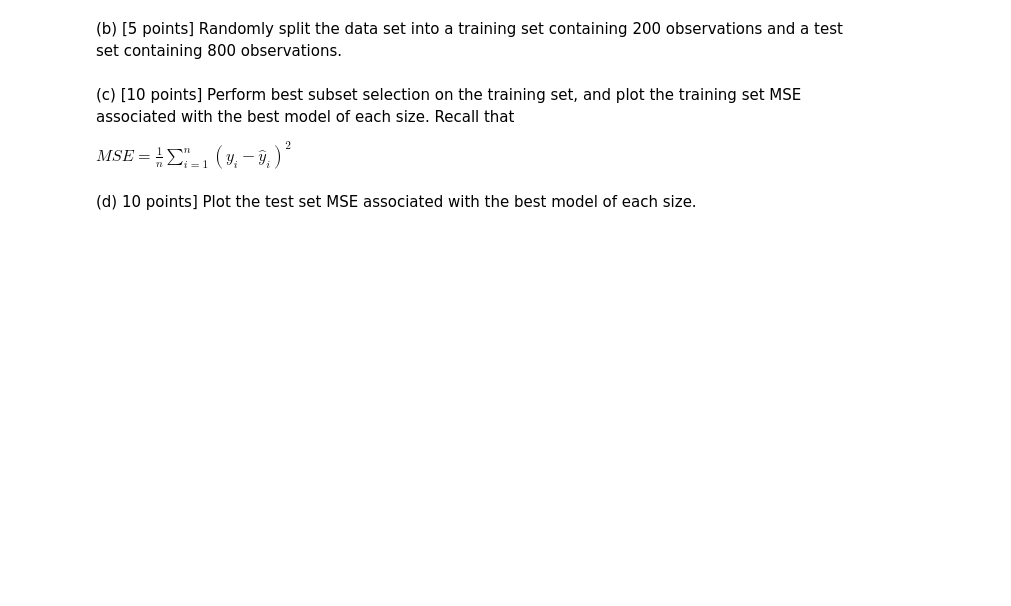
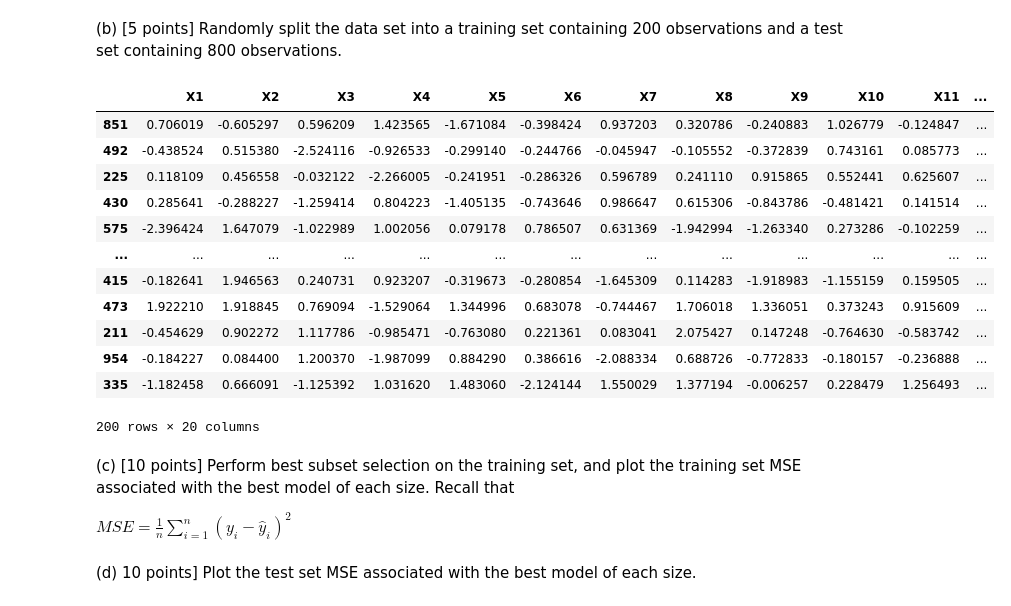
Before and after one commit to uiuc-msynowiec/cs598_psl, a Jupyter notebook: CodingAssignments/CA2/CS598_PSL_CA_2.ipynb, the cells around one changed output. Cells and saved outputs as stored; diff of their text form; code cells hidden in the pictures; blank space fills up the shorter version.

```diff
--- a/CodingAssignments/CA2/CS598_PSL_CA_2.ipynb
+++ b/CodingAssignments/CA2/CS598_PSL_CA_2.ipynb
@@ -25,6 +58,22 @@ is similar to what you did in Coding Assignment # 1).
 (b) [5 points] Randomly split the data set into a training set containing 200 observations and a test set containing 800 observations.
 # %%
 # Ryan TODO - split data int 200 training and 800 test observations
+x_train, x_test, y_train, y_test = train_test_split(df, y, train_size=200, random_state=800)
+x_train
+# %% [output]
+|  | X1 | X2 | X3 | X4 | X5 | X6 | X7 | X8 | X9 | X10 | X11 | ... |
+| 851 | 0.706019 | -0.605297 | 0.596209 | 1.423565 | -1.671084 | -0.398424 | 0.937203 | 0.320786 | -0.240883 | 1.026779 | -0.124847 | ... |
+| 492 | -0.438524 | 0.515380 | -2.524116 | -0.926533 | -0.299140 | -0.244766 | -0.045947 | -0.105552 | -0.372839 | 0.743161 | 0.085773 | ... |
+| 225 | 0.118109 | 0.456558 | -0.032122 | -2.266005 | -0.241951 | -0.286326 | 0.596789 | 0.241110 | 0.915865 | 0.552441 | 0.625607 | ... |
+| 430 | 0.285641 | -0.288227 | -1.259414 | 0.804223 | -1.405135 | -0.743646 | 0.986647 | 0.615306 | -0.843786 | -0.481421 | 0.141514 | ... |
+| 575 | -2.396424 | 1.647079 | -1.022989 | 1.002056 | 0.079178 | 0.786507 | 0.631369 | -1.942994 | -1.263340 | 0.273286 | -0.102259 | ... |
+| ... | ... | ... | ... | ... | ... | ... | ... | ... | ... | ... | ... | ... |
+| 415 | -0.182641 | 1.946563 | 0.240731 | 0.923207 | -0.319673 | -0.280854 | -1.645309 | 0.114283 | -1.918983 | -1.155159 | 0.159505 | ... |
+| 473 | 1.922210 | 1.918845 | 0.769094 | -1.529064 | 1.344996 | 0.683078 | -0.744467 | 1.706018 | 1.336051 | 0.373243 | 0.915609 | ... |
+| 211 | -0.454629 | 0.902272 | 1.117786 | -0.985471 | -0.763080 | 0.221361 | 0.083041 | 2.075427 | 0.147248 | -0.764630 | -0.583742 | ... |
+| 954 | -0.184227 | 0.084400 | 1.200370 | -1.987099 | 0.884290 | 0.386616 | -2.088334 | 0.688726 | -0.772833 | -0.180157 | -0.236888 | ... |
+| 335 | -1.182458 | 0.666091 | -1.125392 | 1.031620 | 1.483060 | -2.124144 | 1.550029 | 1.377194 | -0.006257 | 0.228479 | 1.256493 | ... |
+200 rows × 20 columns
 # %% [markdown]
 (c) [10 points] Perform best subset selection on the training set, and plot the training set MSE associated with the best model of each size. Recall that
 
```
Also changed, not shown: parts of 4 cells of this notebook.
